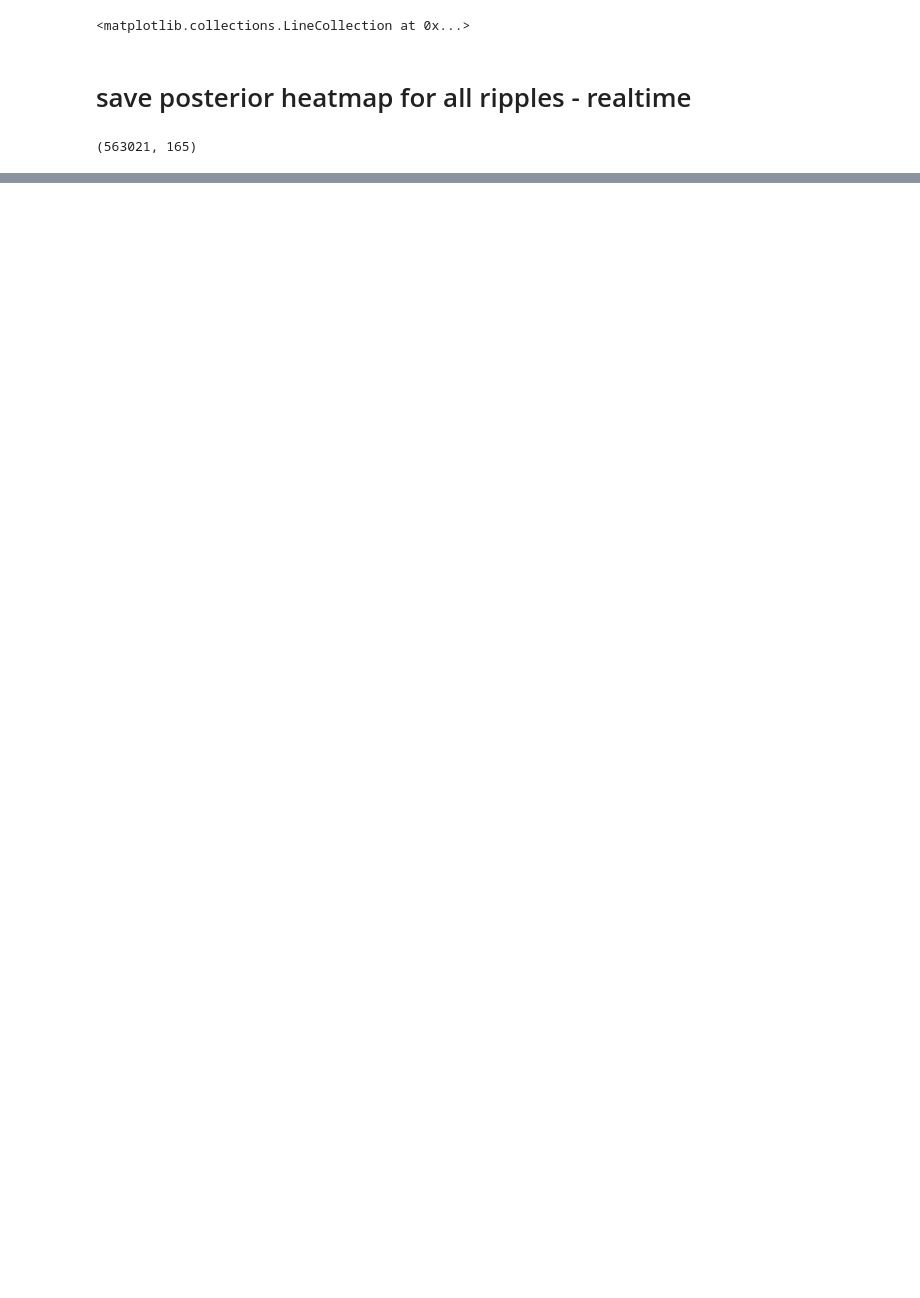
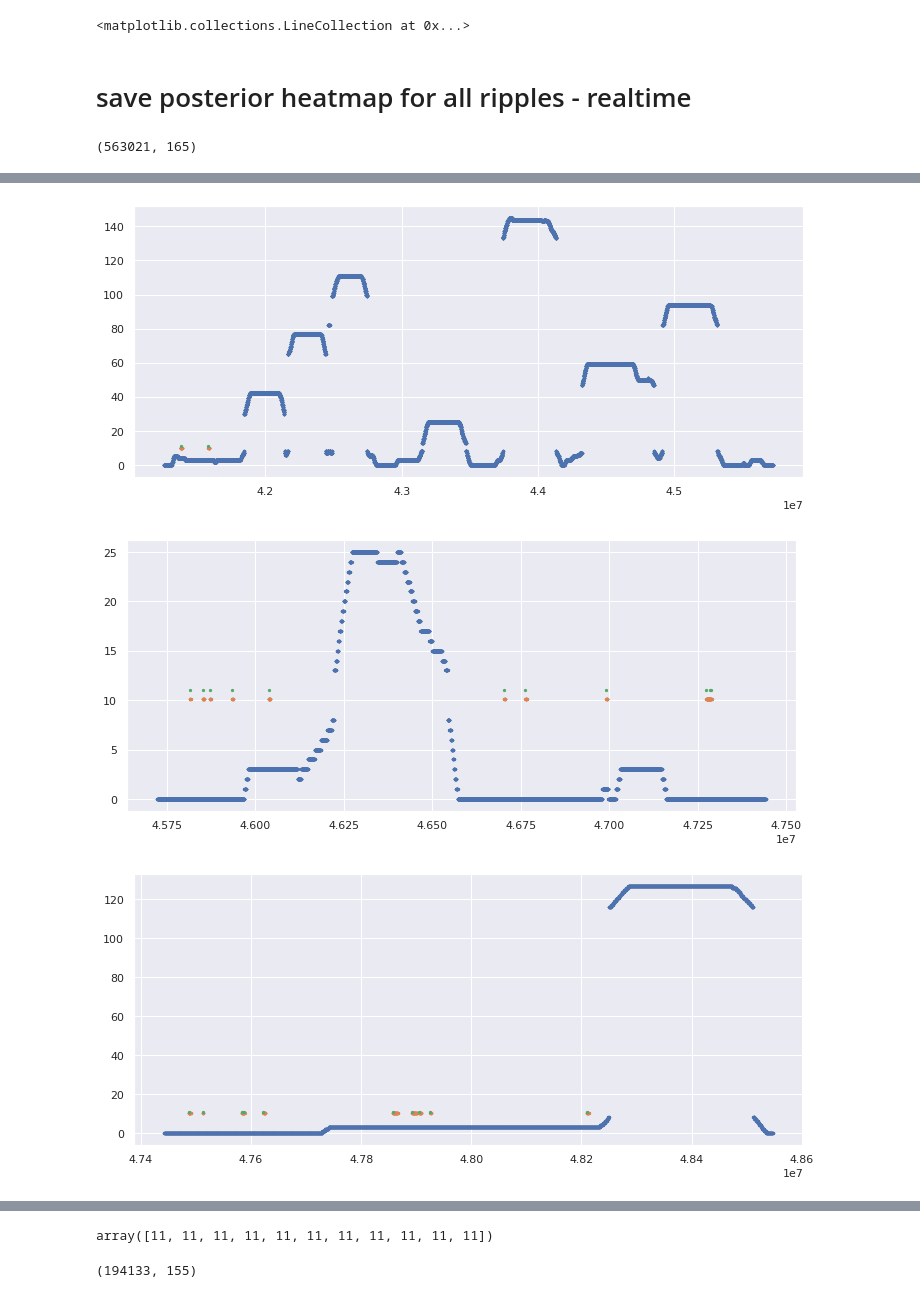
Before and after one commit to trevortknguyen/spykshrk_realtime, a Jupyter notebook: jupyter-notebooks/plot_posterior_realtime.ipynb, the cells around one changed output, grey strips where cells are left out. Saved outputs shown, nothing was run; the diff lists cells and outputs as text; code cells hidden in the pictures; blank space fills up the shorter version.

```diff
--- a/jupyter-notebooks/plot_posterior_realtime.ipynb
+++ b/jupyter-notebooks/plot_posterior_realtime.ipynb
@@ -168,7 +200,7 @@ decoder_data_adj_ts['adj_timestamp'] = decoder_data_adj_ts['timestamp']+1960000
 decoder_data_adj_ts.shape
 # %%
 #this is the most recent offline decode
-file_path = '/data2/mcoulter/remy/remy_20_2_shuffle_0_posteriors_functionalized_150_decode_whole.h5'
+file_path = '/stelmo/mcoulter/oct_2019_decoding/remy_20_2_shuffle_0_posteriors_functionalized_150_decode_whole.h5'
 hdf_base = '/analysis'
 hdf_grps = 'decode/clusterless/offline/posterior'
 hdf_label = 'sungod_trans_mat'
@@ -185,7 +217,7 @@ day =  20     #previously:{'remy':[20], 'gus':[28], 'bernard':[23], 'fievel':[19
 epoch = 2   # previously:{'remy':[4], 'gus':[2], 'bernard':[4], 'fievel':[2]}
 
 # define data source filepaths
-path_base = '/data2/mcoulter/'
+path_base = '/stelmo/mcoulter/'
 #path_base = '/mnt/vortex/mcoulter/'
 raw_directory = path_base + 'raw_data/' + rat_name + '/'
 linearization_path = path_base + 'maze_info/'
@@ -237,3 +269,8 @@ arm_coords, _ = sungod_util.define_segment_coordinates(linear_pos_raw, track_seg
 
 #bin linear position
 binned_linear_pos, binned_arm_coords, pos_bins = sungod_util.bin_position_data(linear_pos_raw, arm_coords, pos_bin_size)
+
+# Import ripples
+rips_tmp = datasrc.import_rips(linear_pos_raw, velthresh=4)
+rips = RippleTimes.create_default(rips_tmp,1)  # cast to rippletimes obj
+print('Rips less than velocity thresh: '+str(len(rips)))
@@ -854,0 +966,5 @@ for timestamp in stim_lockout[stim_lockout['lockout_state']==1]['timestamp'].val
+# %%
+realtime_rips
+decoder_data
+trials_timestamp = trials.copy()
+trials_timestamp
@@ -854,0 +986,5 @@ for timestamp in stim_lockout[stim_lockout['lockout_state']==1]['timestamp'].val
+# %%
+trials_timestamp['start_ts'] = trials_timestamp['starttime']*30000
+trials_timestamp['end_ts'] = trials_timestamp['endtime']*30000
+trials_timestamp
+rips
@@ -854,0 +1006,18 @@ for timestamp in stim_lockout[stim_lockout['lockout_state']==1]['timestamp'].val
+# %%
+#plotting to check ripple detection offline and realtime
+
+for i in np.arange(0,10):
+    trial_start = trials_timestamp['start_ts'][i:i+1].values[0]
+    trial_end = trials_timestamp['end_ts'][i:i+1].values[0]
+    trial_post = merged_off_post_pos[(merged_off_post_pos['timestamp'].values > trial_start) & (merged_off_post_pos['timestamp'].values < trial_end)]
+    trial_post_rips = trial_post[trial_post['ripple_grp']>0]
+    all_rips = rips.reset_index()
+    all_rips_plot = all_rips[(all_rips['timestamp'].values > trial_start) & (all_rips['timestamp'].values < trial_end)]
+    plt.figure(figsize=(12,5))
+    plt.scatter(trial_post['timestamp'].values,trial_post['linpos_flat'].values,s=5)
+    plt.scatter(trial_post_rips['timestamp'].values,(trial_post_rips['ripple_grp'].values/1000)+10,s=5)
+    plt.scatter(all_rips_plot['timestamp'].values,np.repeat(11,len(all_rips_plot)),s=5)
+# %% [output]
+[figure, added]
+[figure, added]
+[figure, added]
@@ -854,0 +1031,41 @@ for timestamp in stim_lockout[stim_lockout['lockout_state']==1]['timestamp'].val
+# %%
+np.repeat(11,len(all_rips_plot))
+# %% [output]
+array([11, 11, 11, 11, 11, 11, 11, 11, 11, 11, 11])
+# %%
+#calculate max for offline posteriors
+post_to_merge = posteriors2.copy()
+
+#calculate posterior max
+post_to_merge1 = post_to_merge.drop(['num_spikes','dec_bin','ripple_grp'], axis=1)
+post_to_merge1.fillna(0,inplace=True)
+post_to_merge1['posterior_max'] = post_to_merge1.idxmax(axis=1)
+post_to_merge1['posterior_max'] = post_to_merge1['posterior_max'].str.replace('x','')
+post_to_merge1['posterior_max'] = post_to_merge1['posterior_max'].astype(int)
+
+#post_to_merge.reset_index(level=['timestamp'],inplace=True)
+post_to_merge1.reset_index(inplace=True)
+post_to_merge1['timestamp1']=post_to_merge1['timestamp']
+
+#calculate posterior max
+
+#post_to_merge.set_index('timestamp', append=True, inplace=True)
+#post_to_merge.set_index('dat','epoch','timestamp', 'time',append=True, inplace=True)
+#post_to_merge1 = post_to_merge.reorder_levels(['day', 'epoch', 'timestamp', 'time'])
+post_to_merge1
+
+pos_vel = binned_linear_pos.copy()
+pos_vel1 = pos_vel.reset_index()
+pos_vel1['timestamp1'] = pos_vel1['timestamp']
+pos_vel2 = pos_vel1.drop(['day','epoch','time','timestamp'], axis=1)
+
+posterior_with_pos_vel = pd.merge_asof(post_to_merge1,pos_vel2,on='timestamp1',direction='nearest')
+posterior_with_pos_vel['error_cm'] = abs(posterior_with_pos_vel['posterior_max']-posterior_with_pos_vel['linpos_flat'])*5
+posterior_with_pos_vel
+
+post_error_plot_off = posterior_with_pos_vel.copy()
+#post_error_plot_off = post_error_plot[100:821700]
+post_error_plot_off = post_error_plot_off[post_error_plot_off['linvel_flat']>4]
+post_error_plot_off.shape
+# %% [output]
+(194133, 155)
```
Also changed, not shown: parts of 17 cells of this notebook, 9 other files.
